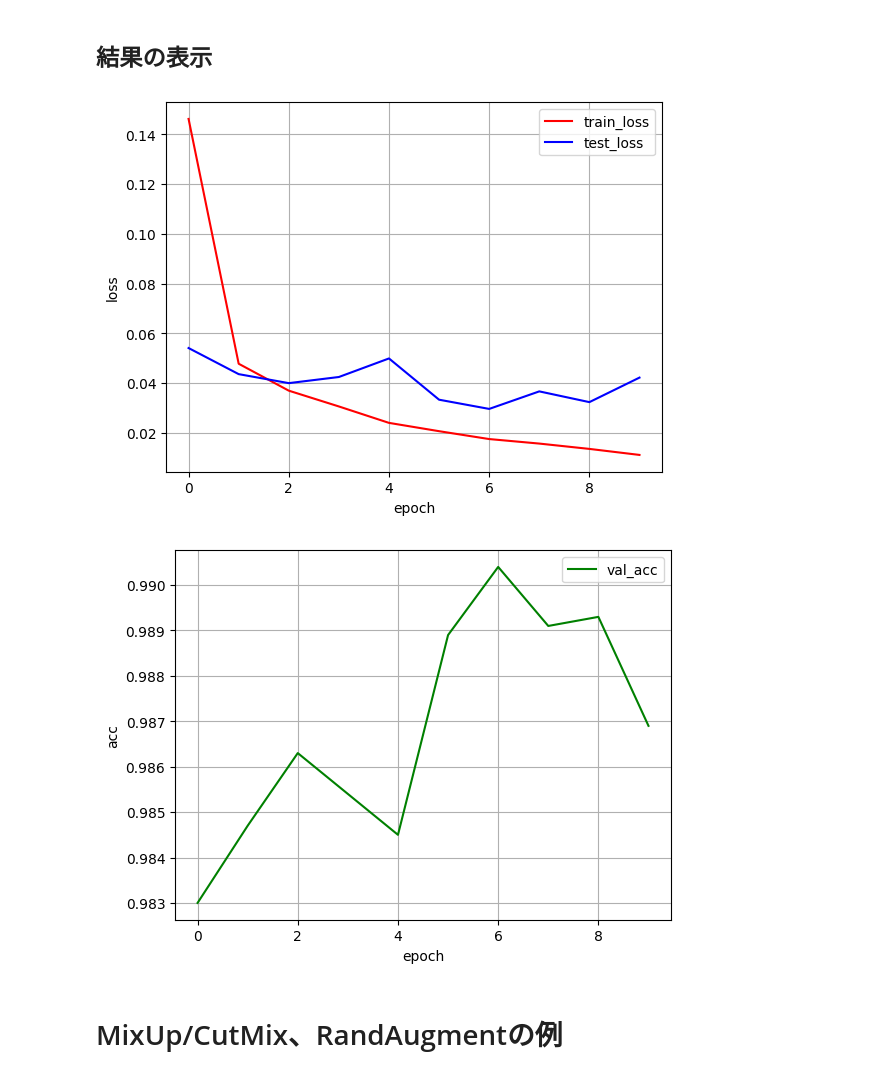
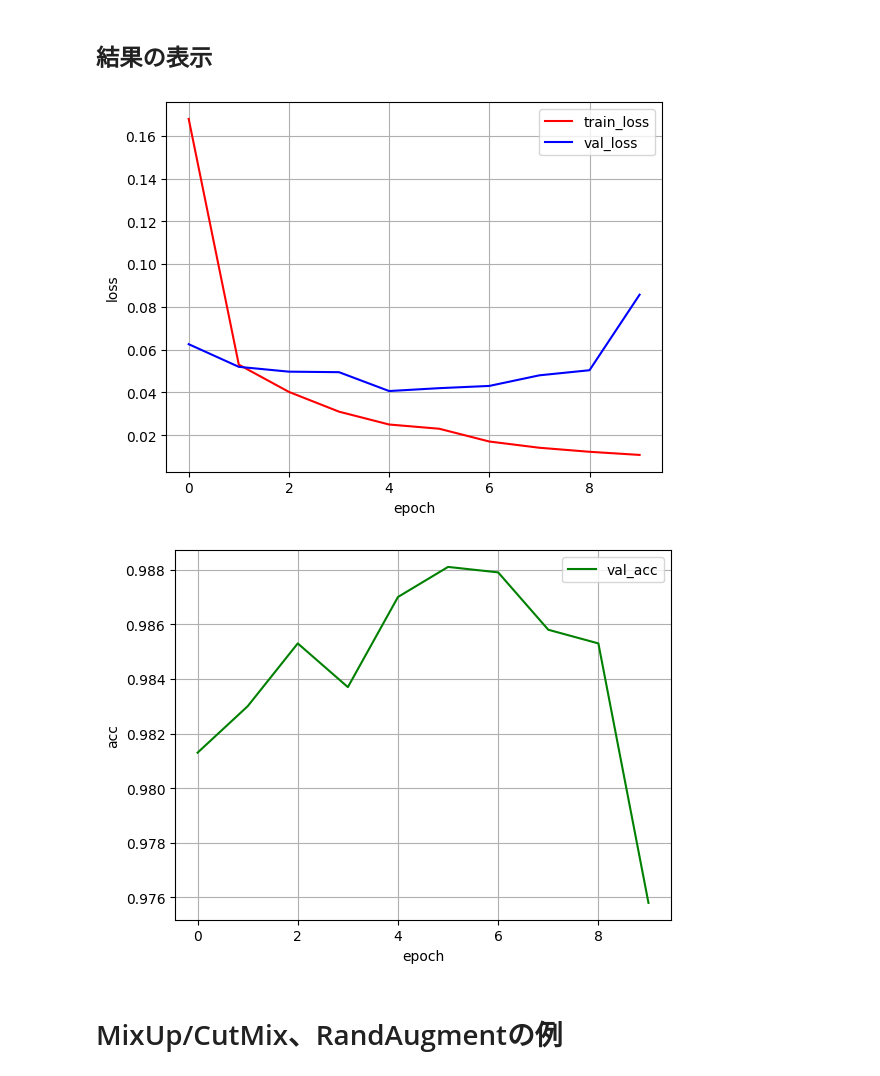
Before and after one commit to keioNishi/lec-mlsys, a Jupyter notebook: mlsys-text-9-CNN.ipynb, the cells around one changed output. Saved outputs shown, nothing was run; the diff lists cells and outputs as text; code cells hidden in the pictures.

```diff
--- a/mlsys-text-9-CNN.ipynb
+++ b/mlsys-text-9-CNN.ipynb
@@ -450,6 +458,12 @@ train_loader = torch.utils.data.DataLoader(dataset=train_dataset,
 test_loader = torch.utils.data.DataLoader(dataset=test_dataset,
                                           batch_size=batch_size,
                                           shuffle=False)
+
+# 訓練用から固定seedで検証用を取り分ける
+train_dataset, valid_dataset = torch.utils.data.random_split(
+    train_dataset, [50000, 10000], generator=torch.Generator().manual_seed(42))
+train_loader = torch.utils.data.DataLoader(train_dataset, batch_size=batch_size, shuffle=True)
+valid_loader = torch.utils.data.DataLoader(valid_dataset, batch_size=batch_size, shuffle=False)
 # %% [markdown]
 ## モデルの作成
 
@@ -574,10 +586,10 @@ def train(train_loader):
     optimizer.zero_grad()
     outputs = model(images)
     loss = criterion(outputs, labels)
-    running_loss += loss.item()
+    running_loss += loss.item() * labels.size(0)
     loss.backward()
     optimizer.step()
-  train_loss = running_loss / len(train_loader)
+  train_loss = running_loss / len(train_loader.dataset)
   return train_loss
 
 def valid(test_loader):
@@ -591,11 +603,11 @@ def valid(test_loader):
       labels = labels.to(device)
       outputs = model(images)
       loss = criterion(outputs, labels)
-      running_loss += loss.item()
+      running_loss += loss.item() * labels.size(0)
       predicted = outputs.max(1, keepdim=True)[1]
       correct += predicted.eq(labels.view_as(predicted)).sum().item()
       total += labels.size(0)
-  val_loss = running_loss / len(test_loader)
+  val_loss = running_loss / len(test_loader.dataset)
   val_acc = correct / total
   return val_loss, val_acc
 
@@ -604,7 +616,7 @@ val_loss_list = []
 val_acc_list = []
 for epoch in range(num_epochs):
   loss = train(train_loader)
-  val_loss, val_acc = valid(test_loader)
+  val_loss, val_acc = valid(valid_loader)
   print('epoch %d, loss: %.4f val_loss: %.4f val_acc: %.4f' % (epoch, loss, val_loss, val_acc))
   loss_list.append(loss)
   val_loss_list.append(val_loss)
@@ -614,4 +626,7 @@ np.save('loss_list.npy', np.array(loss_list))
 np.save('val_loss_list.npy', np.array(val_loss_list))
 np.save('val_acc_list.npy', np.array(val_acc_list))
 torch.save(model.state_dict(), 'cnn.pkl')
+
+test_loss, test_acc = valid(test_loader)
+print('最終テスト loss: %.4f acc: %.4f' % (test_loss, test_acc))
 # %% [output]
@@ -630,23 +646,23 @@ epoch 9, loss: 0.0112 val_loss: 0.0422 val_acc: 0.9869
 # %%
 import numpy as np
 import matplotlib.pyplot as plt
 plt.figure()
 plt.plot(range(num_epochs), loss_list, 'r-', label='train_loss')
-plt.plot(range(num_epochs), val_loss_list, 'b-', label='test_loss')
+plt.plot(range(num_epochs), val_loss_list, 'b-', label='val_loss')
 plt.legend()
 plt.xlabel('epoch')
 plt.ylabel('loss')
 plt.grid()
 
 plt.figure()
 plt.plot(range(num_epochs), val_acc_list, 'g-', label='val_acc')
 plt.legend()
 plt.xlabel('epoch')
 plt.ylabel('acc')
 plt.grid()
 # %% [output]
-[figure, old version]
+[figure, new version]
-[figure, old version]
+[figure, new version]
 # %% [markdown]
 # MixUp/CutMix、RandAugmentの例
 # %% [markdown]
```
Also changed, not shown: parts of 26 cells of this notebook, 18 other files.
